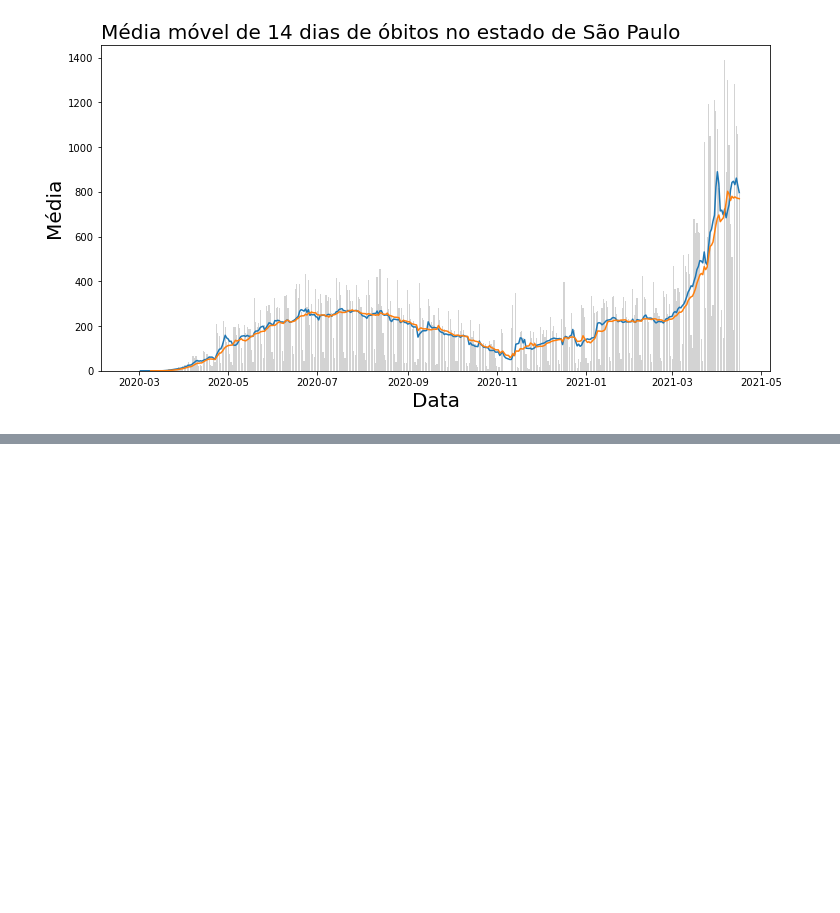
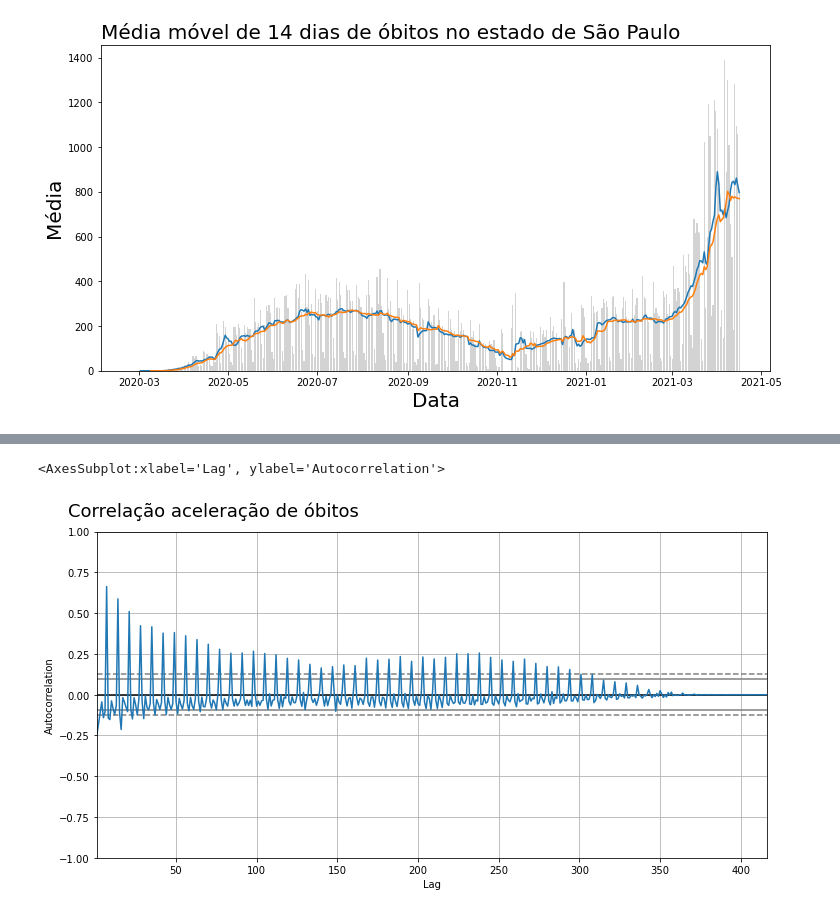
Before and after one commit to joaoarthursilva/covid-19-analise, a Jupyter notebook: COVID-19 - Análise.ipynb, the cells around one changed output, grey strips where cells are left out. Saved outputs shown, nothing was run; the diff lists cells and outputs as text; code cells hidden in the pictures; blank space fills up the shorter version.

```diff
--- a/COVID-19 - Análise.ipynb
+++ b/COVID-19 - Análise.ipynb
@@ -151,0 +174,7 @@ plt.bar(df_sp['date'],df_sp['newDeaths'],color='lightgrey')
+# %%
+ax = plt.figure(figsize=(12,6))
+ax.suptitle("Correlação aceleração de óbitos", fontsize=18, x=0.26,y=0.95)
+autocorrelation_plot(df_sp['deathsAcceleration'][1:])
+# %% [output]
+<AxesSubplot:xlabel='Lag', ylabel='Autocorrelation'>
+[figure, added]
```
Also changed, not shown: parts of 19 cells of this notebook.
